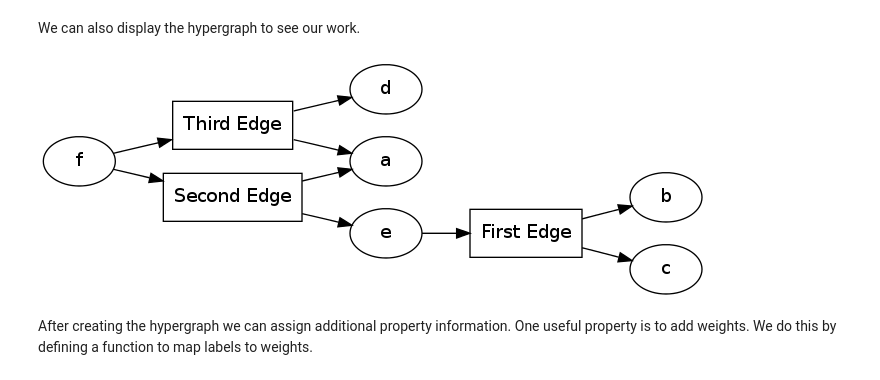
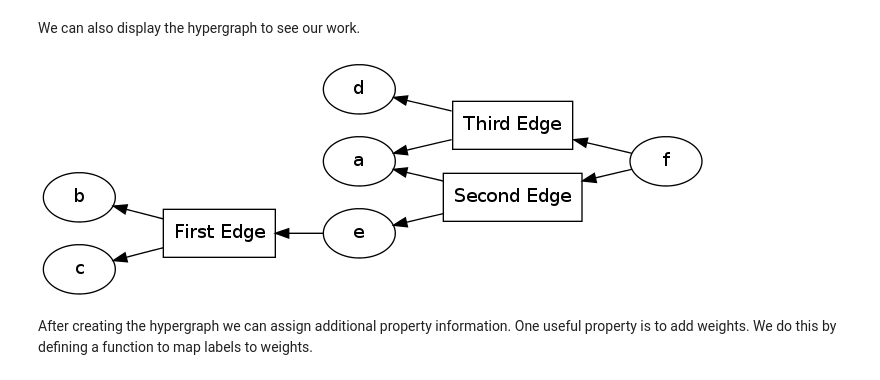
Before and after one commit to srush/PyDecode, a Jupyter notebook: notebooks/tutorial.ipynb, the cells around one changed output. Saved outputs shown, nothing was run; the diff lists cells and outputs as text; code cells hidden in the pictures.

```diff
--- a/notebooks/tutorial.ipynb
+++ b/notebooks/tutorial.ipynb
@@ -31,9 +31,9 @@ Outside of the `with` block the hypergraph is considered finished and no new nod
 We can also display the hypergraph to see our work.
 # %%
 import pydecode.display as display
-display.to_ipython(hyper1)
+display.to_ipython(hyper1, display.HypergraphFormatter(hyper1))
 # %% [output]
-[figure, old version]
+[figure, new version]
 # %% [markdown]
 After creating the hypergraph we can assign additional property information. One useful property is to add weights. We do this by defining a function to map labels to weights.
 # %%
```
Also changed, not shown: parts of 6 cells of this notebook, 28 other files.
